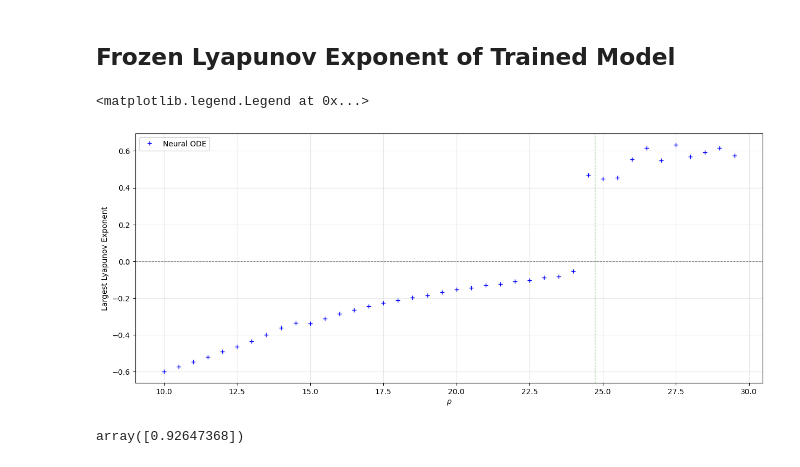
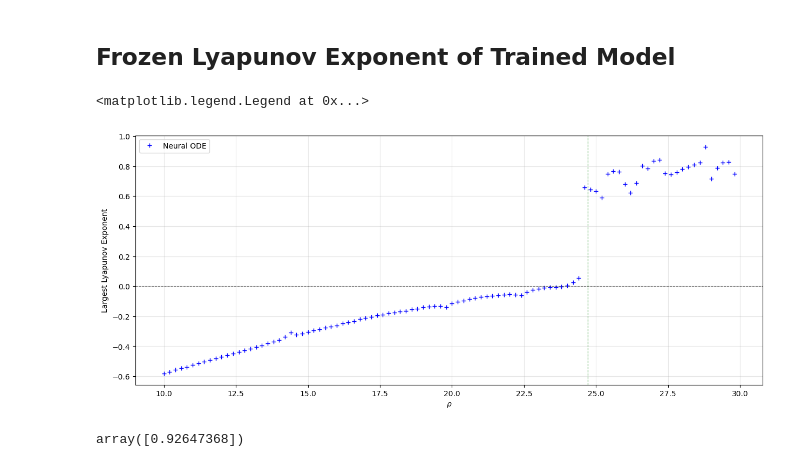
Before and after one commit to JPROSS18/JackRoss-PhD-Notes, a Jupyter notebook: NODE_Dynamic_Bifurcation_Parameter/Lyapunov_EWS_project/MovingAverageLyapunovExponents copy.ipynb, the cells around one changed output. Drawn from its saved outputs; the diff is of its cells as text; code cells hidden in the pictures.

```diff
--- a/NODE_Dynamic_Bifurcation_Parameter/Lyapunov_EWS_project/MovingAverageLyapunovExponents copy.ipynb
+++ b/NODE_Dynamic_Bifurcation_Parameter/Lyapunov_EWS_project/MovingAverageLyapunovExponents copy.ipynb
@@ -78,5 +81,5 @@ os.getcwd()
 # %% [output]
 '/Users/jackr/Documents/GitHub/JackRoss-PhD-Notes/NODE_Dynamic_Bifurcation_Parameter'
 # %%
-model_lorenz = torch.load('networks/lorenz_driven_neural_ODE_m1.pt', weights_only=False)
+model_lorenz = torch.load('networks/lorenz_driven_neural_ODE_m1.pt', weights_only=False).to(device)
 # %%
@@ -92,6 +95,11 @@ Neural ODE Drive Rate: 0.0
 # %% [markdown]
 ## Frozen Lyapunov Exponent of Trained Model
 # %%
-r_values = np.arange(10.0, 30.0, 0.5)
+r_values = np.arange(10.0, 30.0, 0.2)
 list = [torch.tensor([1.0, 1.0, 1.0, r]) for r in r_values]
 init = torch.stack(list, dim=0)
+
+lorenz_analysis_node.model.model.drdt = 0.00
+
+lle_node_frozen = lorenz_analysis_node.lyapunov_spectrum(x0 =init.unsqueeze(2).float(), k = 1, t0 = 0, dt = 0.05,
+                                                              num_pts_compute=5_000, t_transient_pts=0, non_autonomous=False)
@@ -100,3 +106,5 @@ torch.set_default_device("cpu")
+# %%
+lorenz_analysis_node.model.model.drdt = 0.00
 # %%
-lle_node = lorenz_analysis_node.lyapunov_spectrum(x0 =init.unsqueeze(2).float(), k = 1, t0 = 0, dt = 0.05,
-                                                              num_pts_compute=1_000, t_transient_pts=10, non_autonomous=False)
+lle_node_frozen = lorenz_analysis_node.lyapunov_spectrum(x0 =init.unsqueeze(2).float(), k = 1, t0 = 0, dt = 0.05,
+                                                              num_pts_compute=5_000, t_transient_pts=0, non_autonomous=False)
@@ -103,21 +113,21 @@ lle_node = lorenz_analysis_node.lyapunov_spectrum(x0 =init.unsqueeze(2).float(),
 # %%
 fig, axes = plt.subplots(1, 1, figsize=(15, 6), sharey=True)
 
 # Lorenz plot
-axes.plot(r_values, lle_node.detach().numpy(), color='b', linestyle='', marker='+', label='Neural ODE')
+axes.plot(r_values, lle_node_frozen.detach().numpy(), color='b', linestyle='', marker='+', label='Neural ODE')
 
 
 axes.axhline(y=0, color='k', linestyle='--', linewidth=0.8, alpha=0.5)
 axes.axvline(x=24.72, color='g', linestyle='--', linewidth=0.8, alpha=1)
 
 
 axes.set_ylabel('Largest Lyapunov Exponent')
 axes.set_xlabel(r'$\rho$')
 axes.grid(True, alpha=0.3)
 axes.legend()
 # %% [output]
 <matplotlib.legend.Legend at 0x...>
-[figure, old version]
+[figure, new version]
 # %%
 lorenz_analysis_node.lyapunov_exponents(x0=np.array([1.0, 1.0, 1.0, 28.0]), dt = 0.01, t_span=(50, 200), t0 = 0, num_exponents=1)
 # %% [output]
```
Also changed, not shown: parts of 23 cells of this notebook, 27 other files.
